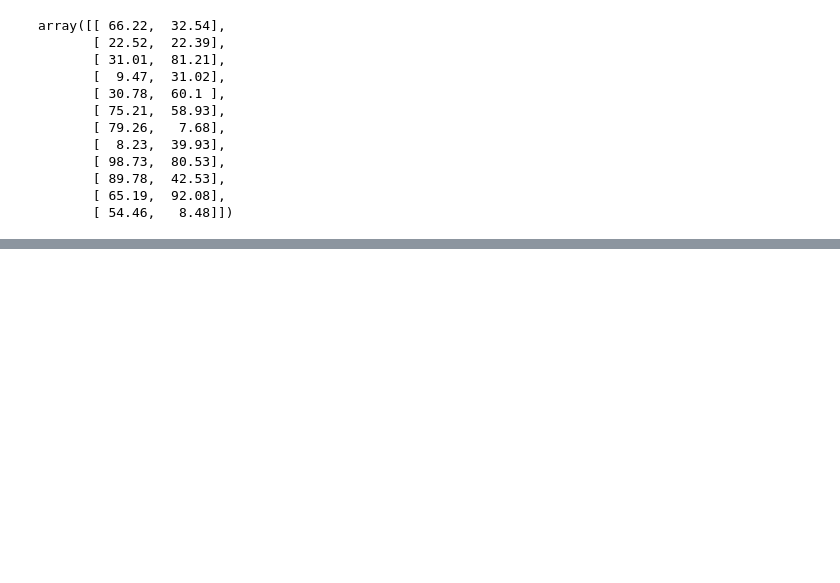
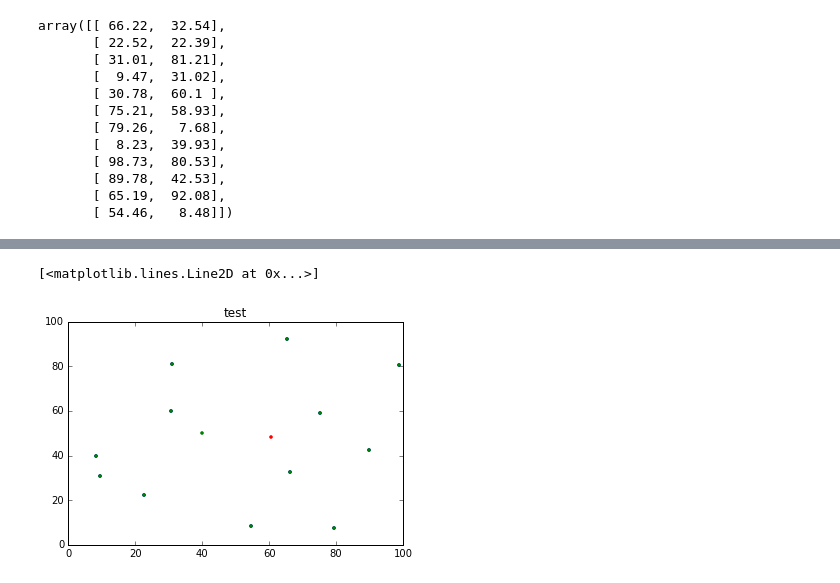
Before and after one commit to pysal/pointpats, a Jupyter notebook: centrography.ipynb, the cells around one changed output, grey strips where cells are left out. Drawn from its saved outputs; the diff is of its cells as text; code cells hidden in the pictures; blank space fills up the shorter version.

```diff
--- a/centrography.ipynb
+++ b/centrography.ipynb
@@ -60,0 +72,7 @@ array([ 60.51681818,  48.17575758])
+# %%
+ax = pp.plot(title='test', get_ax=True)
+ax.plot(wmc[0], wmc[1], 'r.')
+ax.plot(40,50, 'g.')
+# %% [output]
+[<matplotlib.lines.Line2D at 0x...>]
+[figure, added]
```
Also changed, not shown: parts of 12 cells of this notebook, 3 other files.
